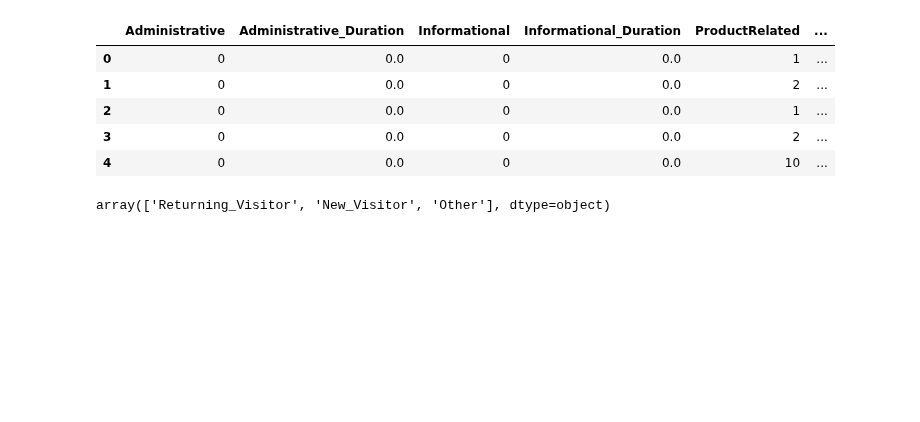
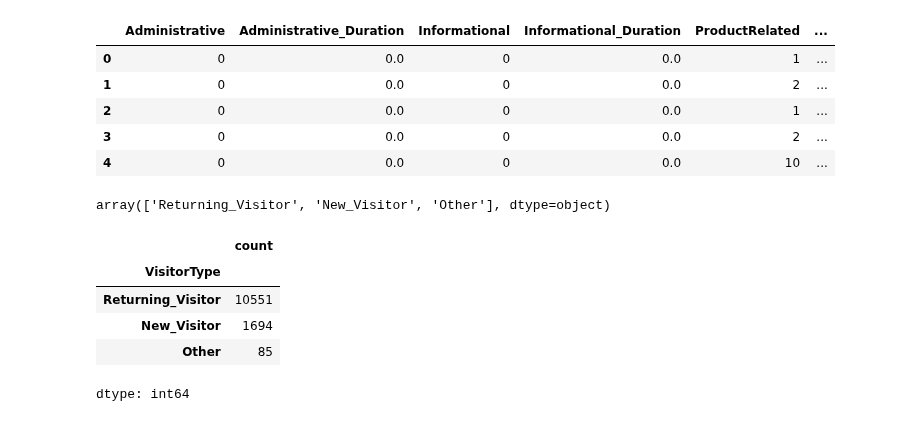
Before and after one commit to ApoorvaReddy17/practice, a Jupyter notebook: mlpractice.ipynb, the cells around one changed output. Drawn from its saved outputs; the diff is of its cells as text; code cells hidden in the pictures; blank space fills up the shorter version.

```diff
--- a/mlpractice.ipynb
+++ b/mlpractice.ipynb
@@ -63,3 +140,12 @@ df.head()
 df['VisitorType'].unique()
 # %% [output]
 array(['Returning_Visitor', 'New_Visitor', 'Other'], dtype=object)
+# %%
+df['VisitorType'].value_counts()
+# %% [output]
+|  | count |
+| VisitorType |  |
+| Returning_Visitor | 10551 |
+| New_Visitor | 1694 |
+| Other | 85 |
+dtype: int64
```
Also changed, not shown: parts of 15 cells of this notebook.
